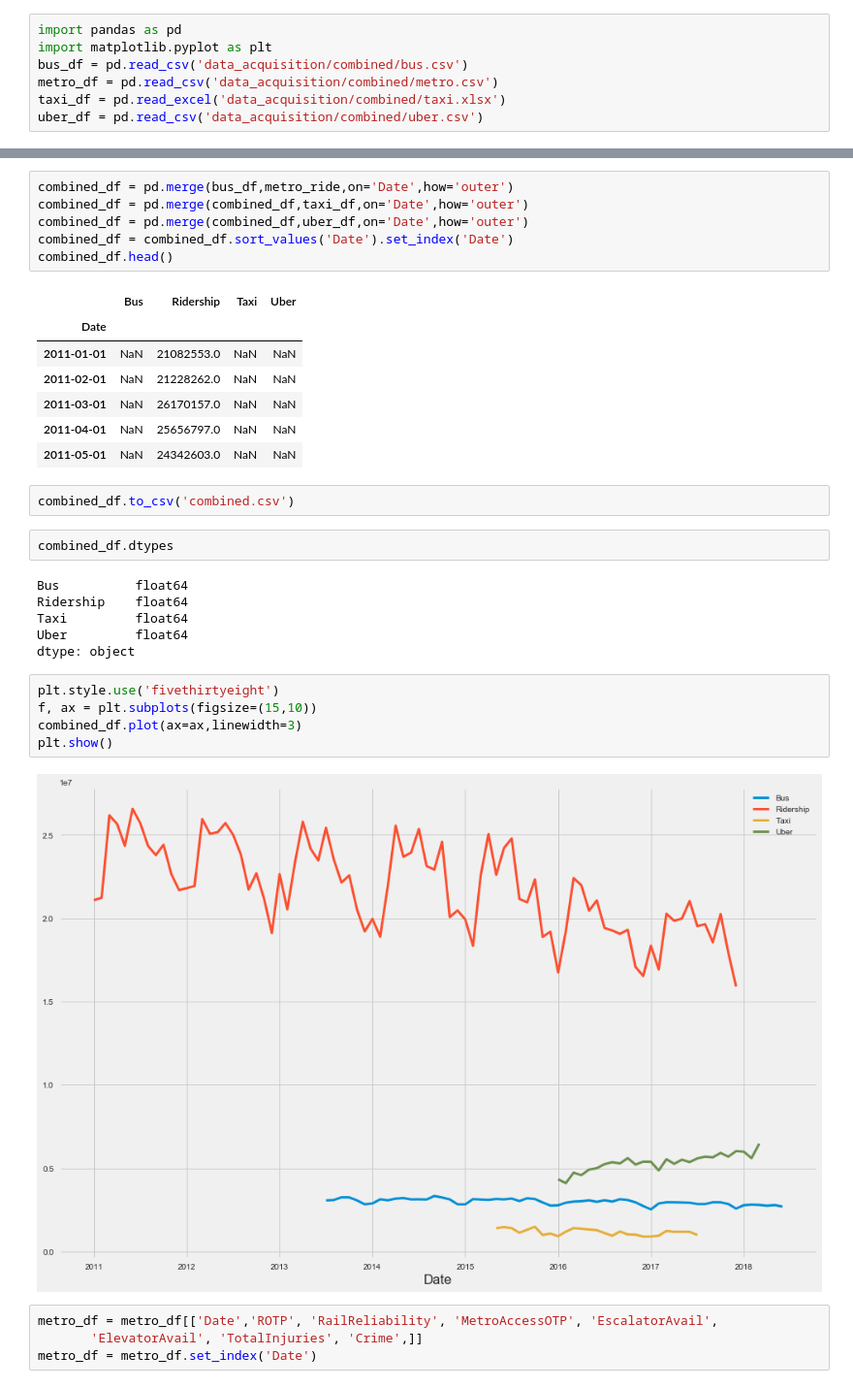
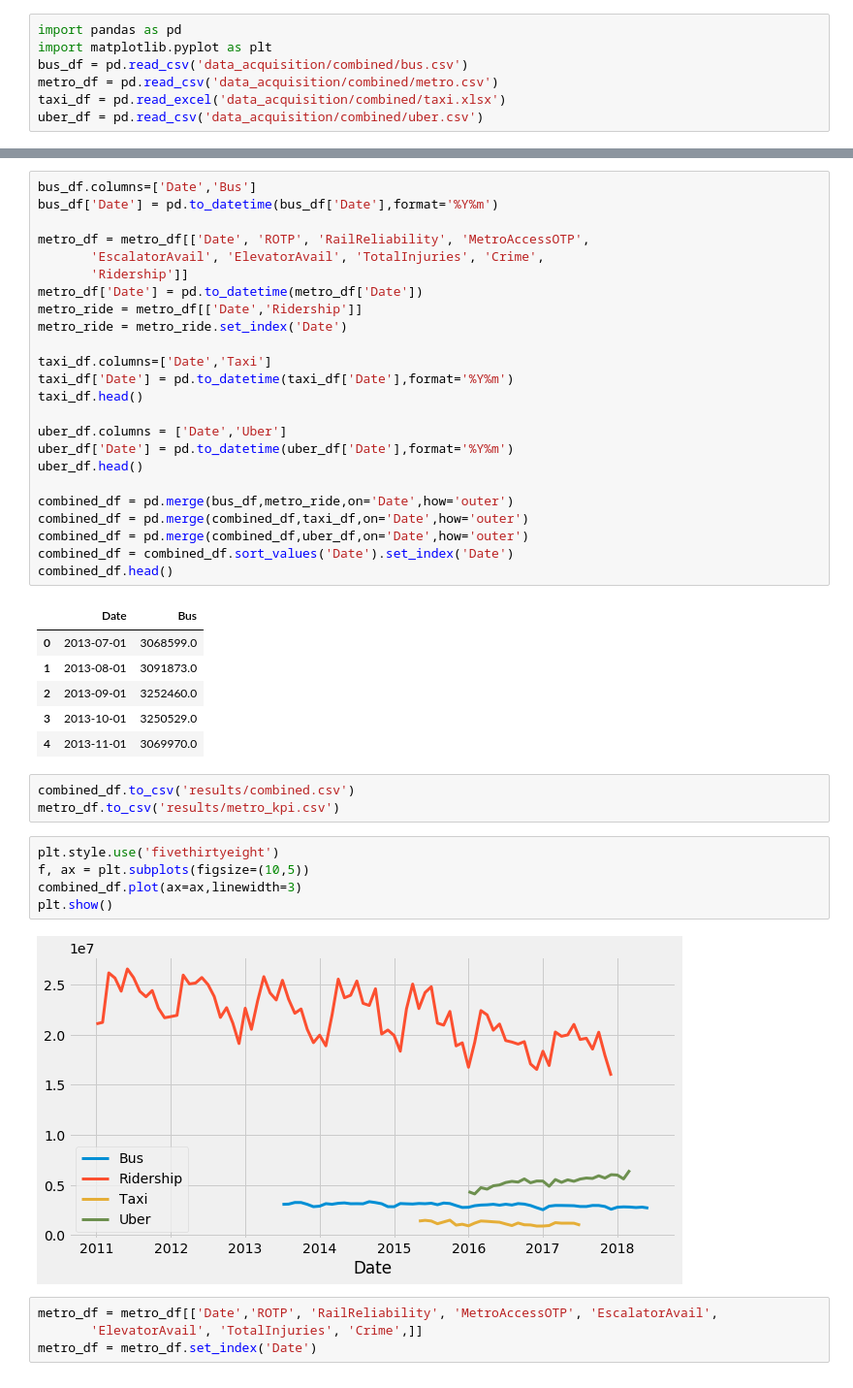
Before and after one commit to yegorkryukov/dc_public_transport, a Jupyter notebook: project_3.ipynb, the cells around one changed output, grey strips where cells are left out. Shown at 97% size. Cells and saved outputs as stored; diff of their text form.

Commit message:
Add Code 1 results

```diff
--- a/project_3.ipynb
+++ b/project_3.ipynb
@@ -66,34 +8,44 @@ print(uber_df.shape)
 # %%
+bus_df.columns=['Date','Bus']
+bus_df['Date'] = pd.to_datetime(bus_df['Date'],format='%Y%m')
+
+metro_df = metro_df[['Date', 'ROTP', 'RailReliability', 'MetroAccessOTP',
+       'EscalatorAvail', 'ElevatorAvail', 'TotalInjuries', 'Crime',
+       'Ridership']]
+metro_df['Date'] = pd.to_datetime(metro_df['Date'])
+metro_ride = metro_df[['Date','Ridership']]
+metro_ride = metro_ride.set_index('Date')
+
+taxi_df.columns=['Date','Taxi']
+taxi_df['Date'] = pd.to_datetime(taxi_df['Date'],format='%Y%m')
+taxi_df.head()
+
+uber_df.columns = ['Date','Uber']
+uber_df['Date'] = pd.to_datetime(uber_df['Date'],format='%Y%m')
+uber_df.head()
+
 combined_df = pd.merge(bus_df,metro_ride,on='Date',how='outer')
 combined_df = pd.merge(combined_df,taxi_df,on='Date',how='outer')
 combined_df = pd.merge(combined_df,uber_df,on='Date',how='outer')
 combined_df = combined_df.sort_values('Date').set_index('Date')
 combined_df.head()
 # %% [output]
-|  | Bus | Ridership | Taxi | Uber |
-| Date |  |  |  |  |
-| 2011-01-01 | NaN | 21082553.0 | NaN | NaN |
-| 2011-02-01 | NaN | 21228262.0 | NaN | NaN |
-| 2011-03-01 | NaN | 26170157.0 | NaN | NaN |
-| 2011-04-01 | NaN | 25656797.0 | NaN | NaN |
-| 2011-05-01 | NaN | 24342603.0 | NaN | NaN |
+|  | Date | Bus |
+| 0 | 2013-07-01 | 3068599.0 |
+| 1 | 2013-08-01 | 3091873.0 |
+| 2 | 2013-09-01 | 3252460.0 |
+| 3 | 2013-10-01 | 3250529.0 |
+| 4 | 2013-11-01 | 3069970.0 |
 # %%
-combined_df.to_csv('combined.csv')
+combined_df.to_csv('results/combined.csv')
+metro_df.to_csv('results/metro_kpi.csv')
-# %%
-combined_df.dtypes
-# %% [output]
-Bus          float64
-Ridership    float64
-Taxi         float64
-Uber         float64
-dtype: object
 # %%
 plt.style.use('fivethirtyeight')
-f, ax = plt.subplots(figsize=(15,10))
+f, ax = plt.subplots(figsize=(10,5))
 combined_df.plot(ax=ax,linewidth=3)
 plt.show()
 # %% [output]
-[figure, old version]
+[figure, new version]
 # %%
 metro_df = metro_df[['Date','ROTP', 'RailReliability', 'MetroAccessOTP', 'EscalatorAvail',
        'ElevatorAvail', 'TotalInjuries', 'Crime',]]
```
Also changed, not shown: parts of 17 cells of this notebook, 8 other files.
